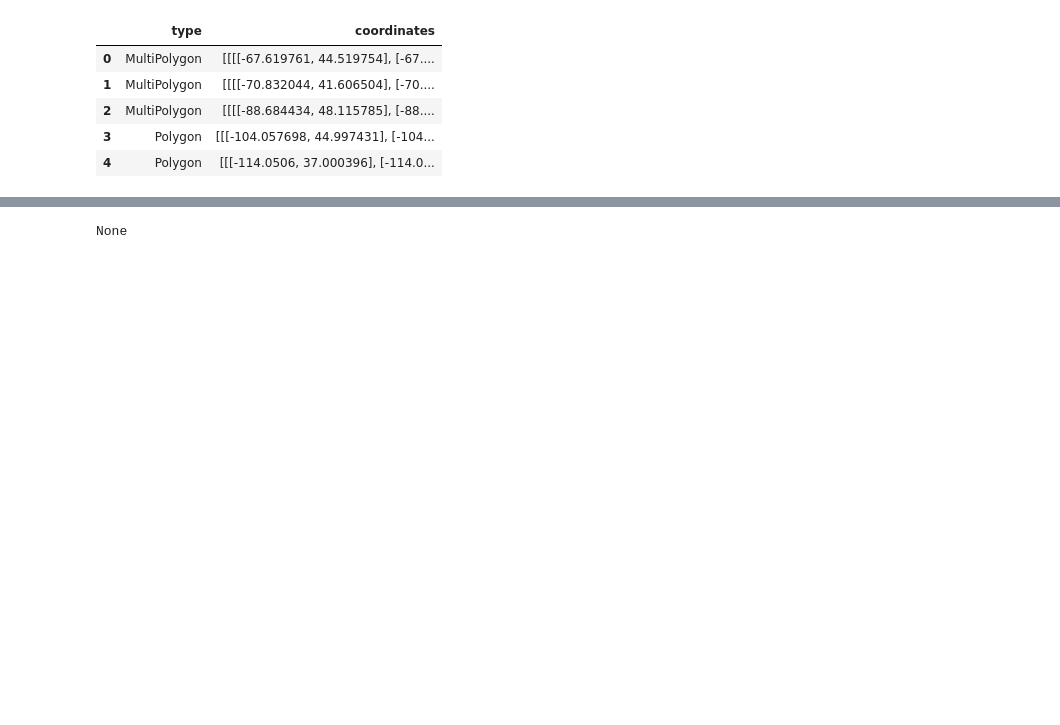
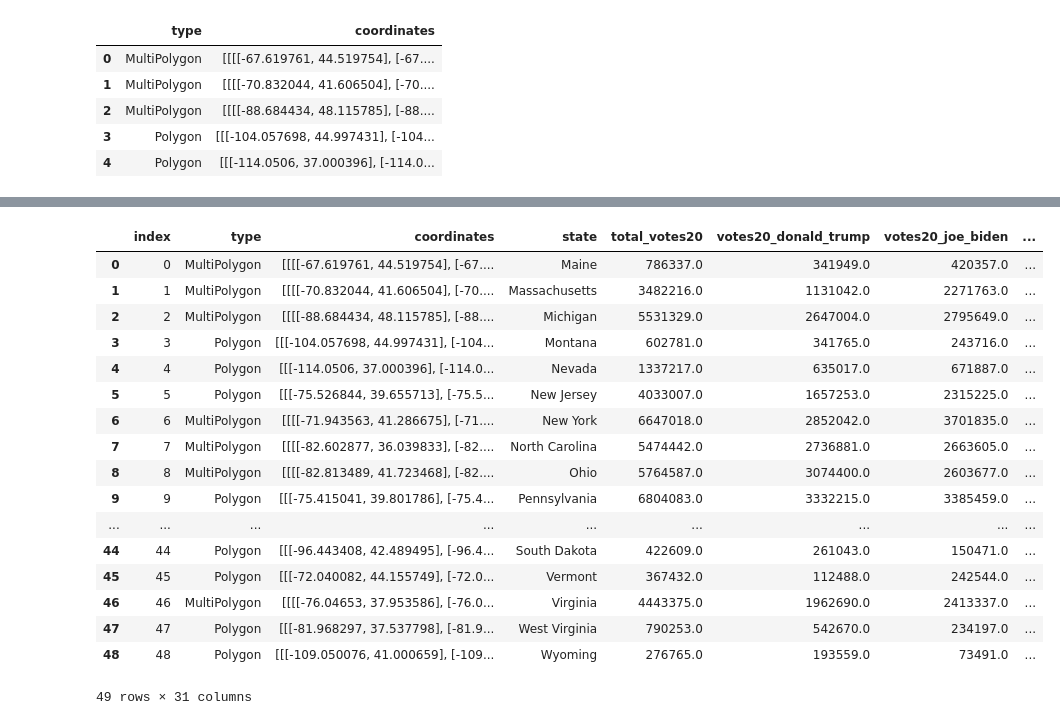
Before and after one commit to KGore12/The-2020-US-Presidential-Election-and-Covid-19, a Jupyter notebook: statejson.ipynb, the cells around one changed output, grey strips where cells are left out. Saved outputs shown, nothing was run; the diff lists cells and outputs as text; code cells hidden in the pictures; blank space fills up the shorter version.

```diff
--- a/statejson.ipynb
+++ b/statejson.ipynb
@@ -112,11 +125,42 @@ for _, row in final_df.iterrows():
 }
     geojson['features'].append(feature)
 
-with open('result.geojson', 'w') as fp:
-    pprint.pprint(json.dump(geojson, fp))
-
-#with open("result.geojson", "wb") as fout:
-    #json.dump(geojson, fout, indent=1)
+with open('new.geojson', 'w') as fp:
+    (json.dump(geojson, fp))
-# %% [output]
-None
+# %%
+# Create PostgreSQL RDS Database Connection
+# conn_string = "postgres:bootcamp!@project2.cy7mfzyzcf0j.us-east-2.rds.amazonaws.com:5432/project2db"
+# engine = create_engine(f'postgresql://{conn_string}')
+# Check table names
+# engine.table_names()
+# import csv
+# with open('state_data.csv') as csvfile:
+#     myCSVReader = csv.DictReader(csvfile)
+#     change names in placeholder to match names in csv file.
+#     sql = """INSERT INTO State(index,type,coordinates,state,total_votes20,votes20_Donald_Trump,votes20_Joe_Biden,cases,deaths,TotalPop,VotingAgeCitizen,Men,Women,Hispanic,White,Black,Native,Asian,Pacific,Biden,Trump,Republican,Democrat,hispanic_pop,white_pop,black_pop,native_pop,asian_pop,pacific_pop,cases_per_100k,deaths_per_100k
+# )
+#           VALUES (%(index)s,%(type)s,%(coordinates)s,%(state)s,%(total_votes20)s,%(votes20_Donald_Trump)s,%(votes20_Joe_Biden)s,%(cases)s,%(deaths)s,%(TotalPop)s, %(VotingAgeCitizen)s,%(Men)s,%(Women)s, %(Hispanic)s,%(White)s,%(Black)s, %(Native)s,%(Asian)s,%(Pacific)s, %(Biden)s,%(Trump)s,%(Republican)s, %(Democrat)s,%(hispanic_pop)s,%(white_pop)s, %(black_pop)s,%(native_pop)s,%(asian_pop)s, %(pacific_pop)s,%(cases_per_100k)s,%(deaths_per_100k)s)"""
+#     for row in myCSVReader:
+#         use row directly
+#         engine.execute(sql, row)
+pd.read_sql_query('select * from state', con=engine).head()
+# %% [output]
+|  | index | type | coordinates | state | total_votes20 | votes20_donald_trump | votes20_joe_biden | ... |
+| 0 | 0 | MultiPolygon | [[[[-67.619761, 44.519754], [-67.... | Maine | 786337.0 | 341949.0 | 420357.0 | ... |
+| 1 | 1 | MultiPolygon | [[[[-70.832044, 41.606504], [-70.... | Massachusetts | 3482216.0 | 1131042.0 | 2271763.0 | ... |
+| 2 | 2 | MultiPolygon | [[[[-88.684434, 48.115785], [-88.... | Michigan | 5531329.0 | 2647004.0 | 2795649.0 | ... |
+| 3 | 3 | Polygon | [[[-104.057698, 44.997431], [-104... | Montana | 602781.0 | 341765.0 | 243716.0 | ... |
+| 4 | 4 | Polygon | [[[-114.0506, 37.000396], [-114.0... | Nevada | 1337217.0 | 635017.0 | 671887.0 | ... |
+| 5 | 5 | Polygon | [[[-75.526844, 39.655713], [-75.5... | New Jersey | 4033007.0 | 1657253.0 | 2315225.0 | ... |
+| 6 | 6 | MultiPolygon | [[[[-71.943563, 41.286675], [-71.... | New York | 6647018.0 | 2852042.0 | 3701835.0 | ... |
+| 7 | 7 | MultiPolygon | [[[[-82.602877, 36.039833], [-82.... | North Carolina | 5474442.0 | 2736881.0 | 2663605.0 | ... |
+| 8 | 8 | MultiPolygon | [[[[-82.813489, 41.723468], [-82.... | Ohio | 5764587.0 | 3074400.0 | 2603677.0 | ... |
+| 9 | 9 | Polygon | [[[-75.415041, 39.801786], [-75.4... | Pennsylvania | 6804083.0 | 3332215.0 | 3385459.0 | ... |
+| ... | ... | ... | ... | ... | ... | ... | ... | ... |
+| 44 | 44 | Polygon | [[[-96.443408, 42.489495], [-96.4... | South Dakota | 422609.0 | 261043.0 | 150471.0 | ... |
+| 45 | 45 | Polygon | [[[-72.040082, 44.155749], [-72.0... | Vermont | 367432.0 | 112488.0 | 242544.0 | ... |
+| 46 | 46 | MultiPolygon | [[[[-76.04653, 37.953586], [-76.0... | Virginia | 4443375.0 | 1962690.0 | 2413337.0 | ... |
+| 47 | 47 | Polygon | [[[-81.968297, 37.537798], [-81.9... | West Virginia | 790253.0 | 542670.0 | 234197.0 | ... |
+| 48 | 48 | Polygon | [[[-109.050076, 41.000659], [-109... | Wyoming | 276765.0 | 193559.0 | 73491.0 | ... |
+49 rows × 31 columns
 # %%
```
Also changed, not shown: parts of 3 cells of this notebook, 4 other files.
